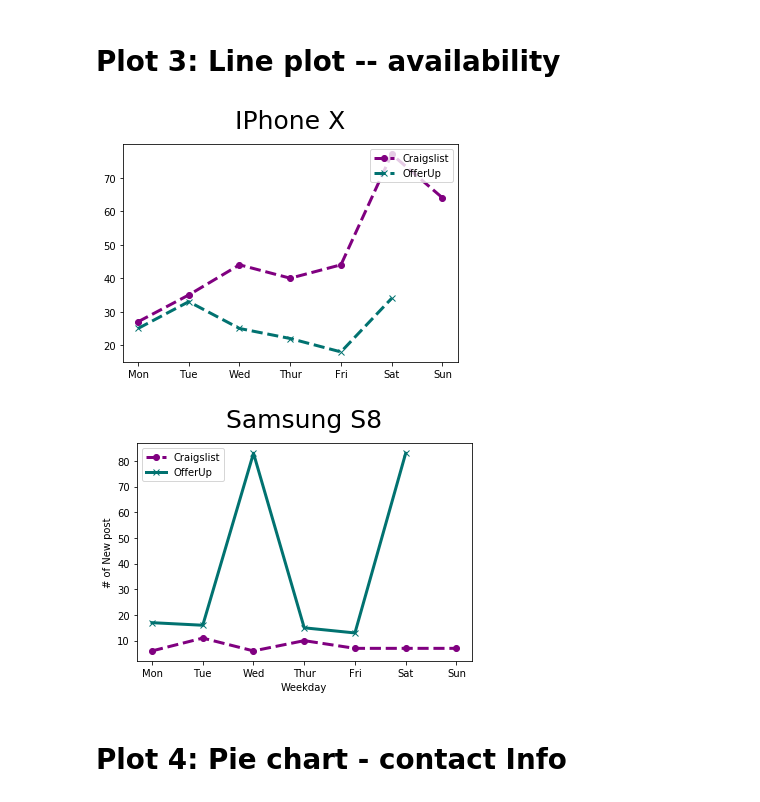
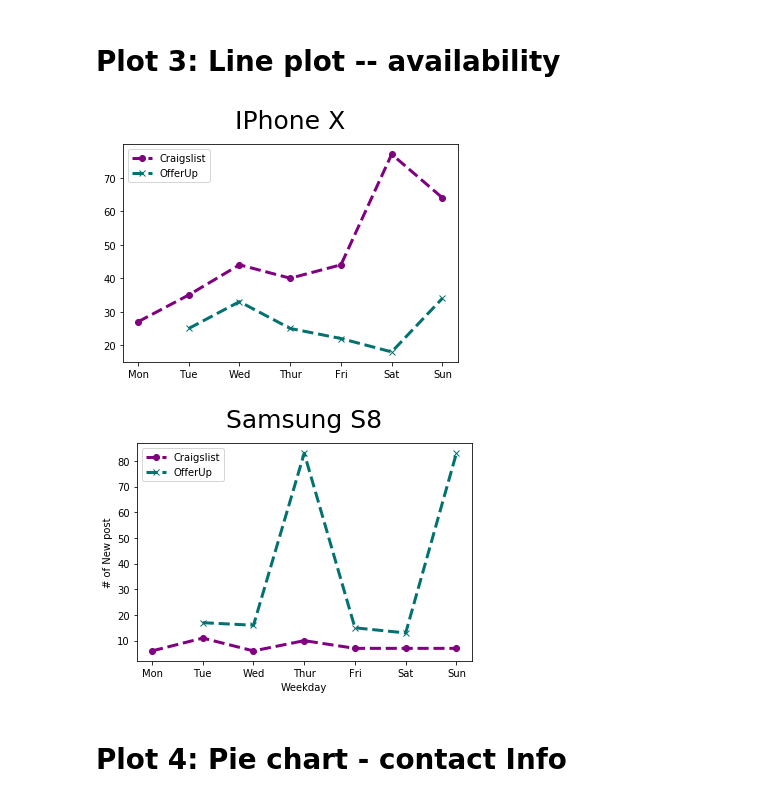
Before and after one commit to BaomoZhou/ece143_fa19_bazhou_Varun_Angela_Frank, a Jupyter notebook: ECE143 project plot.ipynb, the cells around one changed output. Saved outputs shown, nothing was run; the diff lists cells and outputs as text; code cells hidden in the pictures.

```diff
--- a/ECE143 project plot.ipynb
+++ b/ECE143 project plot.ipynb
@@ -380,18 +380,18 @@ for i in range(len(df_list_ipx)):
     new_post_list.append(newPost(df_list_ipx[i], update[i]))
 # %%
 newCL = new_post_list
-newOU = newpost_list[1]
+newOU = [None]+newpost_list[1]
 fig = plt.figure()
 plt.plot(newCL, color = pu, marker = 'o', linestyle='dashed', linewidth = 3.0, label = 'Craigslist')
 plt.plot(newOU, color = gr, marker = 'x', linestyle='dashed', linewidth = 3.0, label = 'OfferUp')
 
 plt.title('IPhone X',fontdict = {'fontsize' : 25},pad=16) # change model name
 plt.xticks([0,1,2,3,4,5,6],['Mon', 'Tue', 'Wed', 'Thur', 'Fri', 'Sat', 'Sun'])
-plt.legend(loc = 'upper right')
+plt.legend(loc = 'upper left')
 plt.savefig('avail_ip',dpi=300)
 plt.show()
 # %% [output]
-[figure, old version]
+[figure, new version]
 # %%
 new_post_list = []
 update = ['2019-11-23', '2019-11-24', '2019-11-25', '2019-11-26', '2019-11-27', '2019-11-28', '2019-11-29']
@@ -399,19 +399,19 @@ for i in range(len(df_list_ss)):
     new_post_list.append(newPost(df_list_ss[i], update[i]))
 # %%
 newCL = new_post_list
-newOU = newpost_list[0]
+newOU = [None]+newpost_list[0]
 fig = plt.figure()
 plt.plot(newCL, color = pu, marker = 'o', linestyle='dashed', linewidth = 3.0, label = 'Craigslist')
-plt.plot(newOU, color = gr, marker = 'x', linewidth = 3.0, label = 'OfferUp')
+plt.plot(newOU, color = gr, marker = 'x', linestyle='dashed', linewidth = 3.0, label = 'OfferUp')
 plt.xlabel("Weekday")
 plt.ylabel("# of New post")
 plt.title('Samsung S8',fontdict = {'fontsize' : 25},pad=16) # change model name
 plt.xticks([0,1,2,3,4,5,6],['Mon', 'Tue', 'Wed', 'Thur', 'Fri', 'Sat', 'Sun'])
 plt.legend()
 plt.savefig('avail_ss',dpi=300)
 plt.show()
 # %% [output]
-[figure, old version]
+[figure, new version]
 # %% [markdown]
 # Plot 4: Pie chart - contact Info
 # %%
```
Also changed, not shown: 2 other files.
